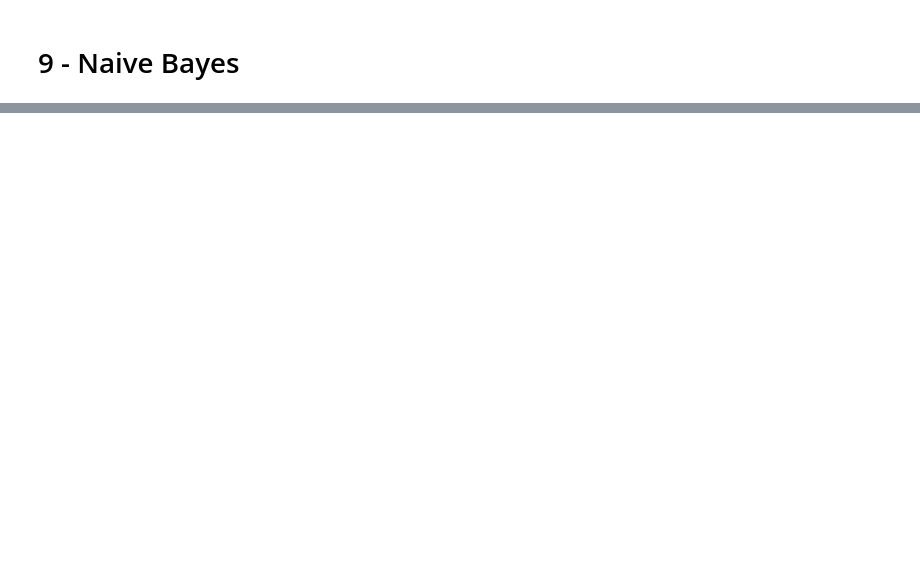
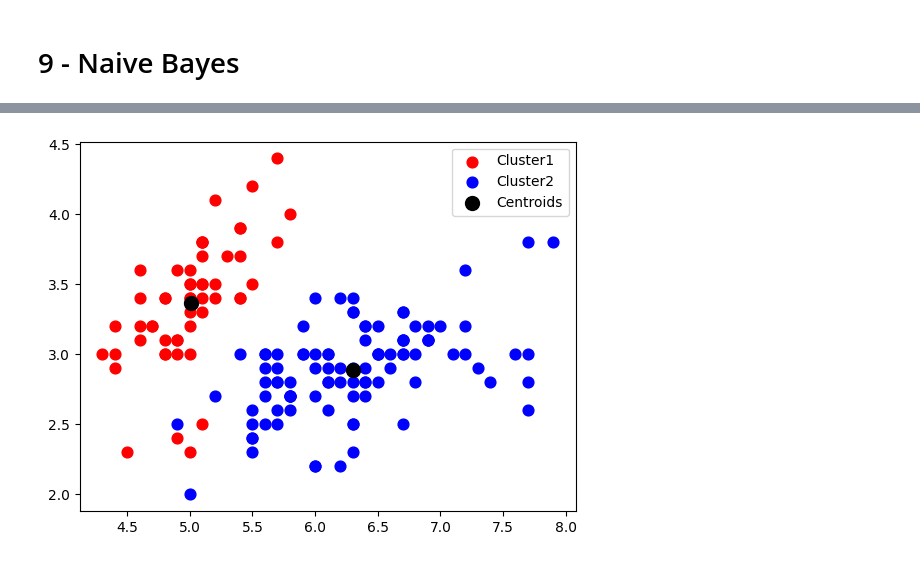
Before and after one commit to Emilinjoseph/Iris-dataset-prediction-using-different-classification-models, a Jupyter notebook: Classification Algorithms Using IRIS dataset.ipynb, the cells around one changed output, grey strips where cells are left out. Saved outputs shown, nothing was run; the diff lists cells and outputs as text; code cells hidden in the pictures; blank space fills up the shorter version.

```diff
--- a/Classification Algorithms Using IRIS dataset.ipynb
+++ b/Classification Algorithms Using IRIS dataset.ipynb
@@ -598,0 +631,6 @@ weighted avg       1.00      1.00      1.00        30
+# %%
+kmeans = KMeans(n_clusters=2)
+kmeans_pred = kmeans.fit_predict(X)
+print(kmeans_pred)
+
+silhouette_score(X, kmeans_pred)
@@ -598,0 +644,12 @@ weighted avg       1.00      1.00      1.00        30
+# %%
+plt.scatter(X[kmeans_pred == 0, 0], X[kmeans_pred == 0, 1], s = 60, c = 'red', label = 'Cluster1')
+plt.scatter(X[kmeans_pred == 1, 0], X[kmeans_pred == 1, 1], s = 60, c = 'blue', label = 'Cluster2')
+
+
+plt.scatter(kmeans.cluster_centers_[:, 0], kmeans.cluster_centers_[:, 1], s = 100, c = 'black', label = 'Centroids')
+
+plt.legend()
+
+plt.show()
+# %% [output]
+[figure, added]
```
Also changed, not shown: parts of 25 cells of this notebook.
